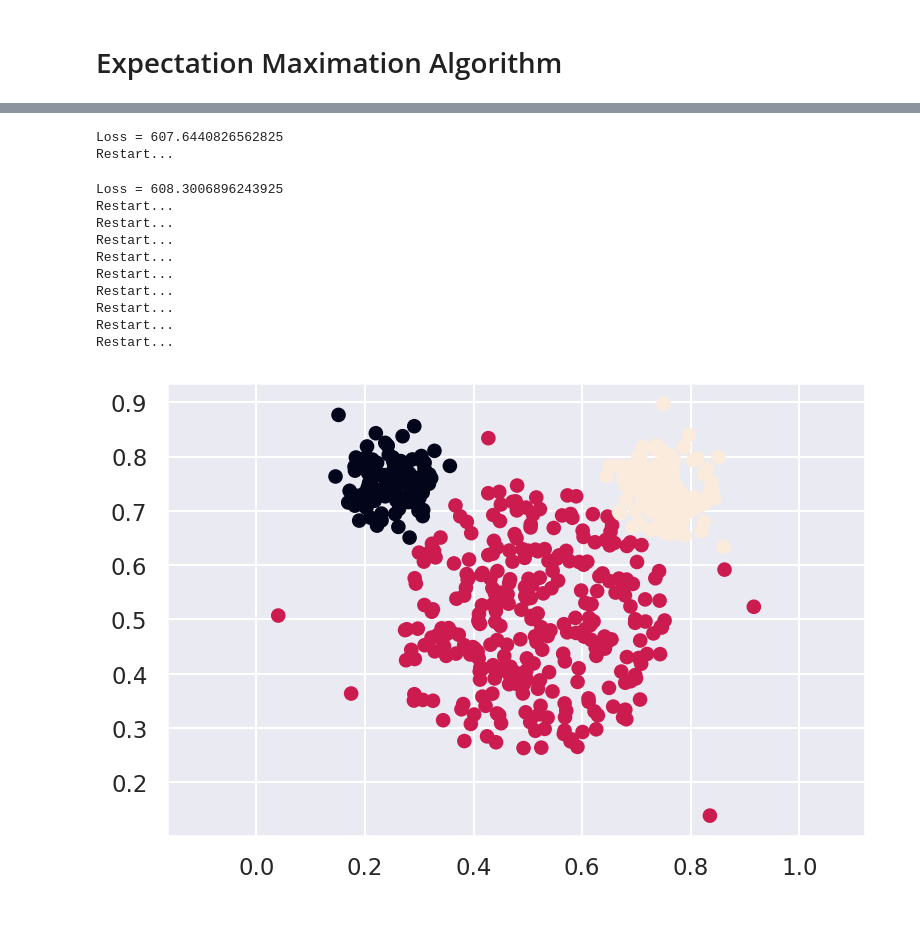
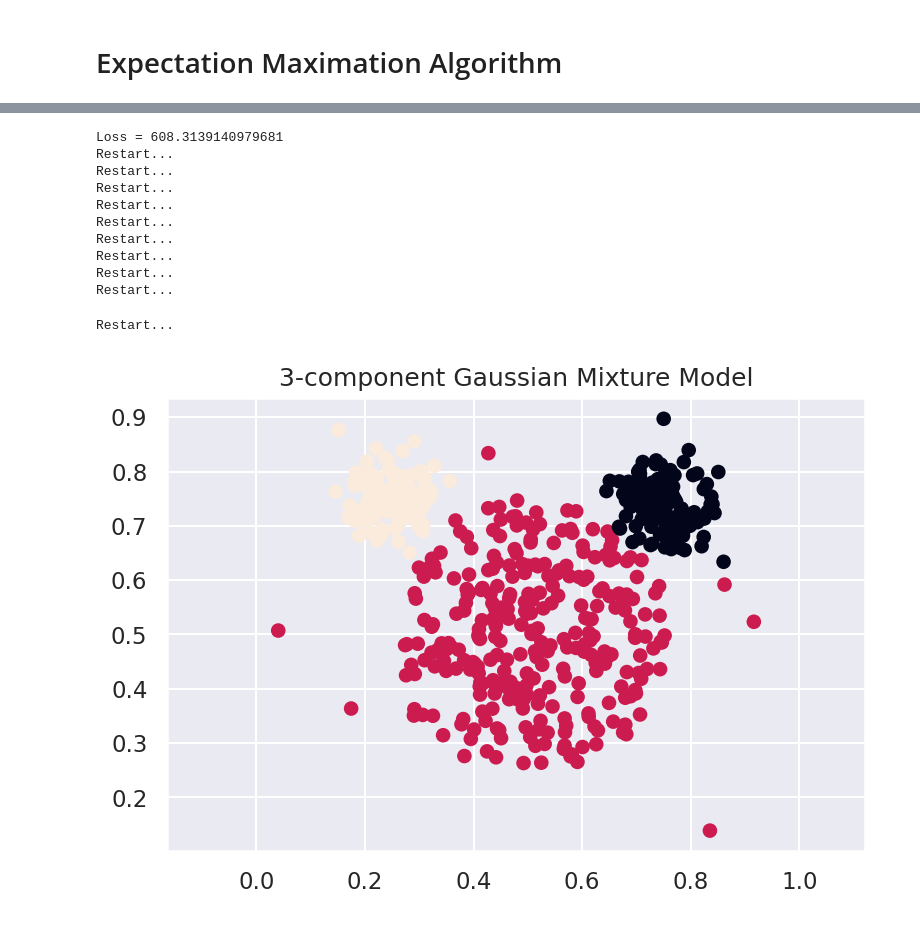
Before and after one commit to BLyndon/bayesian_methods, a Jupyter notebook: notebooks/GMM-EM.ipynb, the cells around one changed output, grey strips where cells are left out. Saved outputs shown, nothing was run; the diff lists cells and outputs as text; code cells hidden in the pictures.

```diff
--- a/notebooks/GMM-EM.ipynb
+++ b/notebooks/GMM-EM.ipynb
@@ -68,9 +68,10 @@ Use mouse dataset: https://github.com/elki-project/elki/blob/master/data/synthet
 ## Density correction factor estimation: 0.9015256588072122
 ########################################################
 # %%
-X = np.genfromtxt('/content/drive/My Drive/Colab Notebooks/bayesian_methods/data/mouse.txt', delimiter=", ")
+data = np.genfromtxt('/content/drive/My Drive/Colab Notebooks/bayesian_methods/data/mouse.txt', delimiter=", ")
 df = pd.DataFrame({'X': data[:,0], 'Y': data[:,1], 'class': data[:,2]})
 plt.scatter(x=df["X"], y=df["Y"], c=df["class"])
+plt.title('4-component mouse dataset')
 plt.axis('equal')
 plt.show()
 # %% [output]
@@ -285,26 +296,25 @@ def train_EM(X, C, rtol=1e-3, max_iter=100, restarts=10):
 
     return best_loss, best_pi, best_mu, best_sigma
 # %%
-X = data[:,0:2]
-best_loss, best_pi, best_mu, best_sigma = train_EM(X, 3)
+best_loss, best_pi, best_mu, best_sigma = train_EM(data[:,0:2], 3)
 # %% [output]
-Loss = 607.6440826562825
+Loss = 608.3139140979681
 Restart...
+Restart...
+Restart...
+Restart...
+Restart...
+Restart...
+Restart...
+Restart...
+Restart...
-Loss = 608.3006896243925
 Restart...
-Restart...
-Restart...
-Restart...
-Restart...
-Restart...
-Restart...
-Restart...
-Restart...
 # %%
-gamma = E_step(X, best_mu, best_sigma, best_pi)
+gamma = E_step(data[:,0:2], best_mu, best_sigma, best_pi)
 labels = gamma.argmax(axis=1)
-plt.scatter(X[:, 0], X[:, 1], c=labels)
+plt.scatter(x=df['X'], y=df['Y'], c=labels)
+plt.title('3-component Gaussian Mixture Model')
 plt.axis('equal')
 plt.show()
 # %% [output]
-[figure, old version]
+[figure, new version]
```
Also changed, not shown: parts of 4 cells of this notebook.
